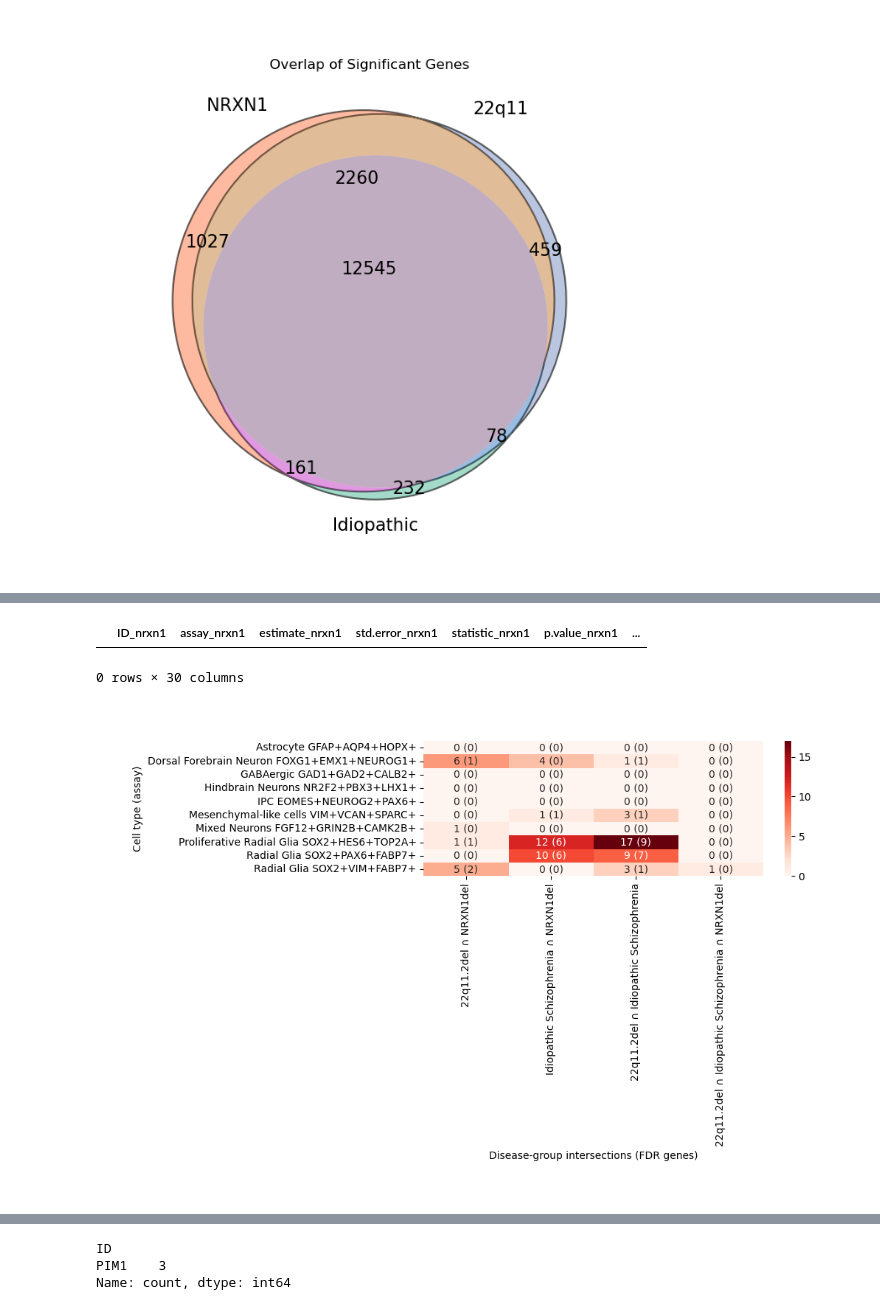
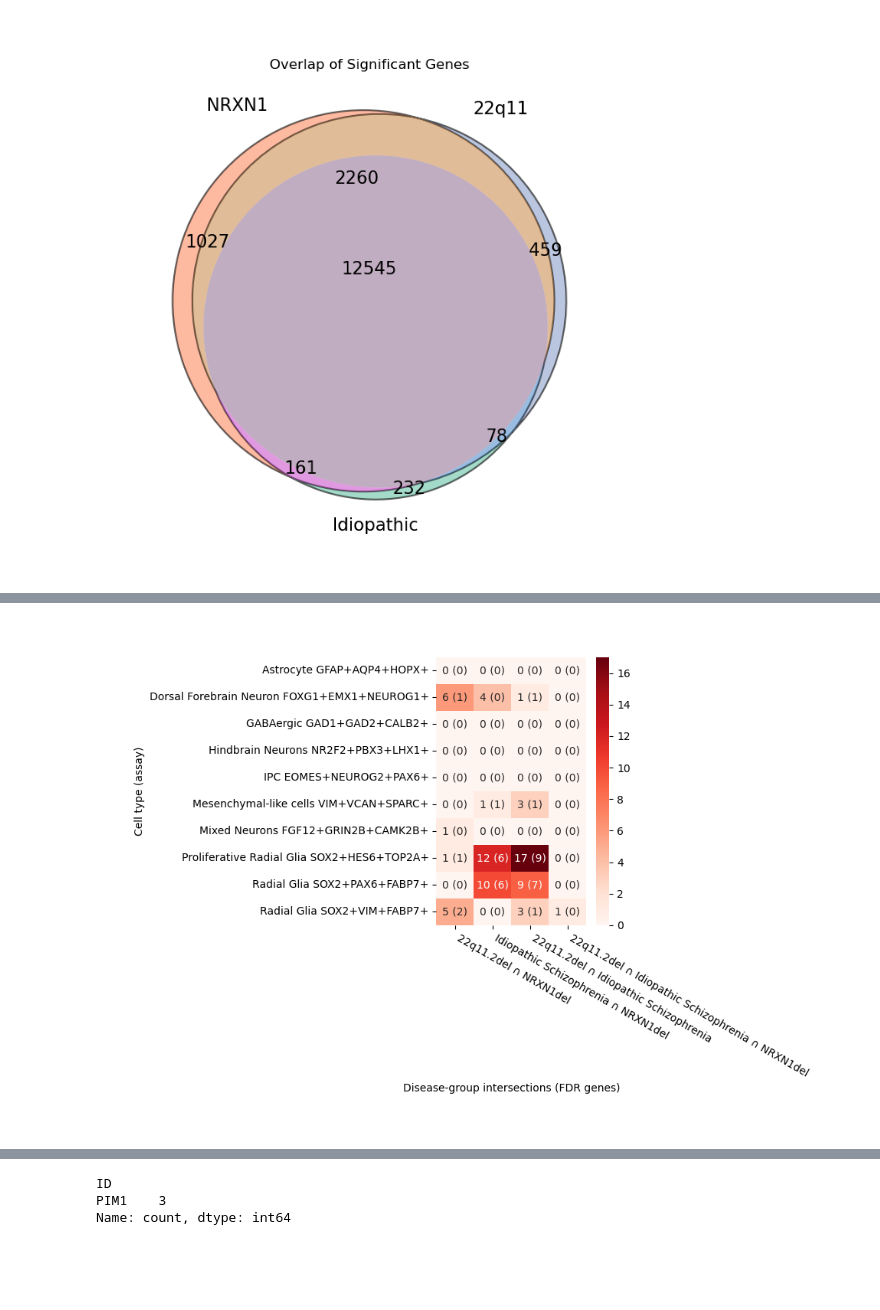
Before and after one commit to deepak-kaji/schizophrenia_organoid_convergence, a Jupyter notebook: Figures/Figure_4-Shared_Divergent.ipynb, the cells around one changed output, grey strips where cells are left out. Saved outputs shown, nothing was run; the diff lists cells and outputs as text; code cells hidden in the pictures; blank space fills up the shorter version.

```diff
--- a/Figures/Figure_4-Shared_Divergent.ipynb
+++ b/Figures/Figure_4-Shared_Divergent.ipynb
@@ -652,8 +604,3 @@ df_22q11_idiopathic_non_dc
-# %%
-df_nrxn1_idiopathic_non_dc
-# %% [output]
-|  | ID_nrxn1 | assay_nrxn1 | estimate_nrxn1 | std.error_nrxn1 | statistic_nrxn1 | p.value_nrxn1 | ... |
-0 rows × 30 columns
 # %%
 ## What if it was enough that a single gene was showing up in multiple different disease in the same direction ideally ##
 
@@ -670,3 +617,5 @@ dc_significant_all = pd.concat([dc_significant_idiopathic_df_logfc.assign(group=
 significant_all = pd.concat([dge_idiopathic.assign(group='Idiopathic Schizophrenia'),
                                 dge_nrxn1.assign(group='NRXN1del'),
                                 dge_22q11.assign(group='22q11.2del')], axis=0)
+
+significant_all = significant_all[significant_all['significant_fdr']]
@@ -734,32 +685,33 @@ cols = [c for c in count_mat.columns if "∩" in c]
 count_mat = count_mat[cols]
 dir_mat = dir_mat.reindex(columns=cols, fill_value=0)
 
 # -------------------------------------------------------
 # 5. build annotation "x (y)"
 # -------------------------------------------------------
 annot = count_mat.astype(str) + " (" + dir_mat.astype(str) + ")"
 
 # -------------------------------------------------------
 # 6. plot
 # -------------------------------------------------------
-plt.figure(figsize=(10,6))
+plt.figure(figsize=(8,6))
 sns.heatmap(
     count_mat[['22q11.2del ∩ NRXN1del',
                'Idiopathic Schizophrenia ∩ NRXN1del',
                '22q11.2del ∩ Idiopathic Schizophrenia',
                '22q11.2del ∩ Idiopathic Schizophrenia ∩ NRXN1del']],
     cmap="Reds",
     annot=annot[['22q11.2del ∩ NRXN1del',
                'Idiopathic Schizophrenia ∩ NRXN1del',
                '22q11.2del ∩ Idiopathic Schizophrenia',
                '22q11.2del ∩ Idiopathic Schizophrenia ∩ NRXN1del']],
     fmt="",
     cbar=True
 )
 
 plt.xlabel("Disease-group intersections (FDR genes)")
+plt.xticks(rotation=-30, ha='left')
 plt.ylabel("Cell type (assay)")
 plt.tight_layout()
 plt.show()
 # %% [output]
-[figure, old version]
+[figure, new version]
```
Also changed, not shown: parts of 54 cells of this notebook, 2 other files.
